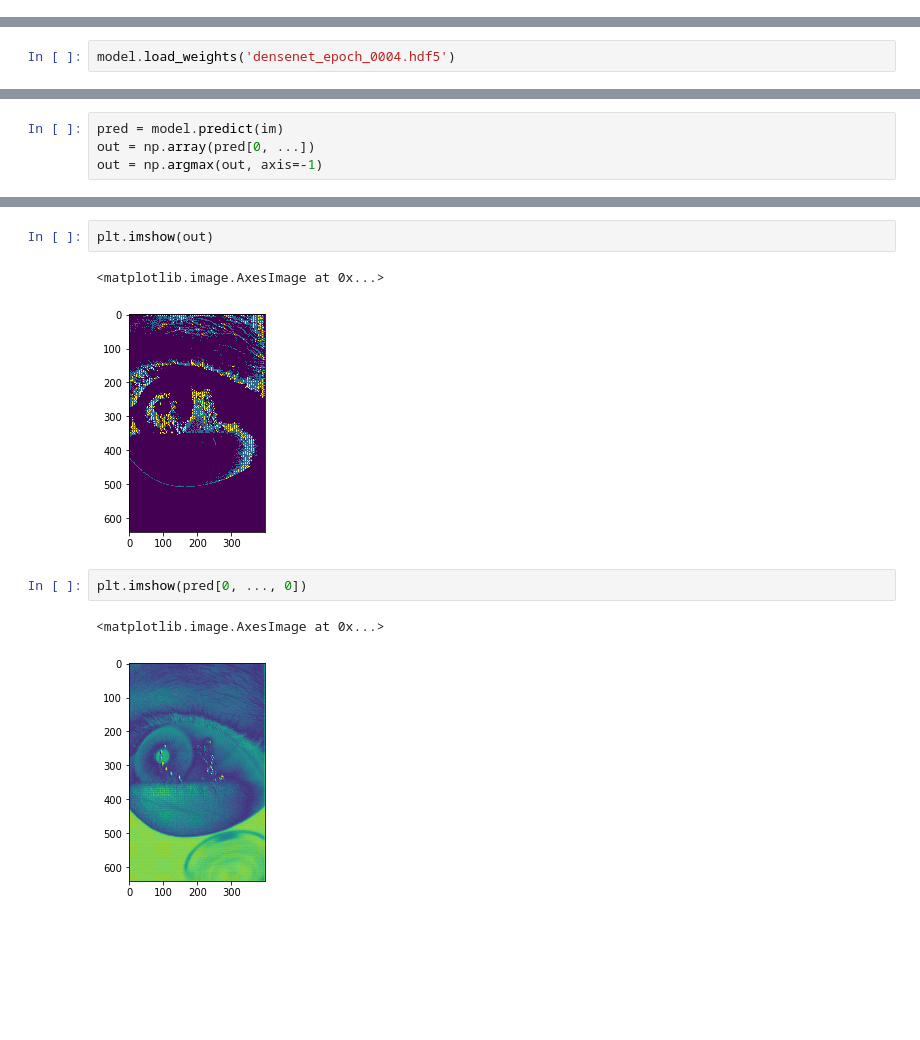
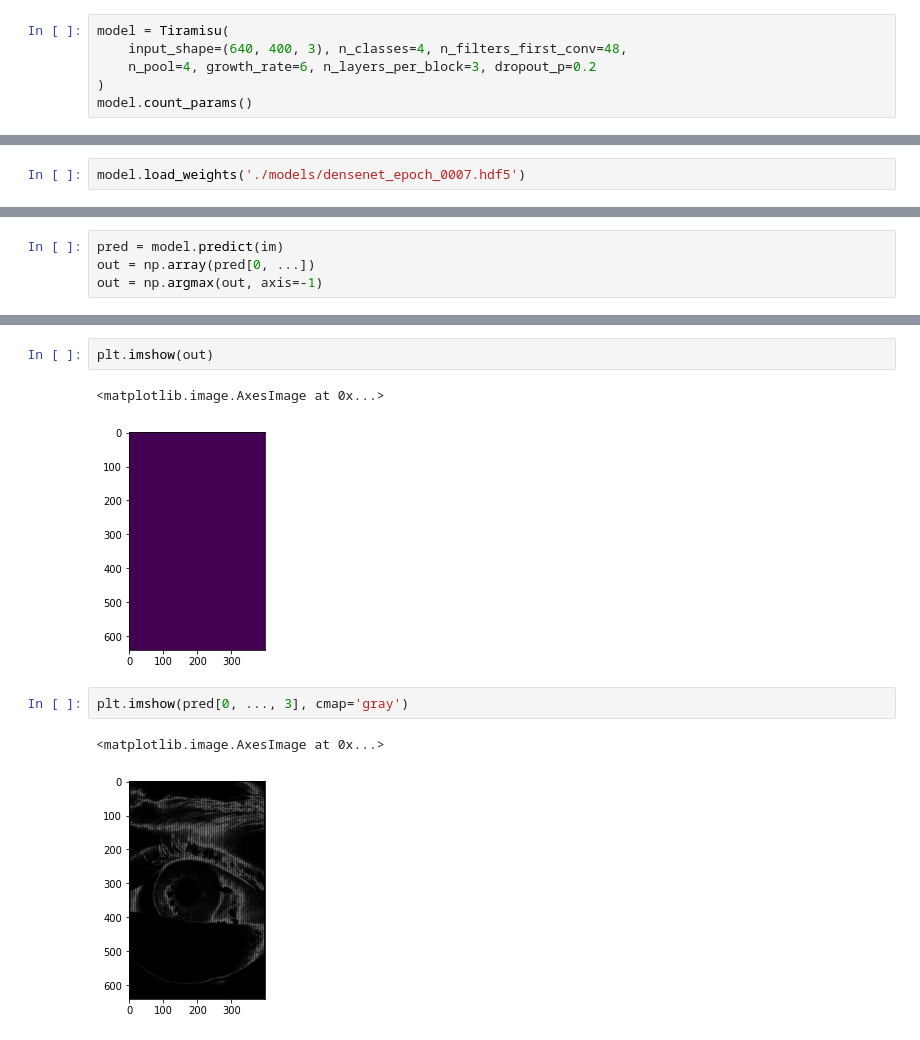
Before and after one commit to Choapinus/fc_keras, a Jupyter notebook: eval_model.ipynb, the cells around one changed output, grey strips where cells are left out. Saved outputs shown, nothing was run; the diff lists cells and outputs as text; blank space fills up the shorter version.

```diff
--- a/eval_model.ipynb
+++ b/eval_model.ipynb
@@ -38,0 +20,6 @@ WARNING:tensorflow:From /home/choppy/anaconda3/envs/densenet/lib/python3.6/site-
+# %%
+model = Tiramisu(
+    input_shape=(640, 400, 3), n_classes=4, n_filters_first_conv=48,
+    n_pool=4, growth_rate=6, n_layers_per_block=3, dropout_p=0.2
+)
+model.count_params()
@@ -39,5 +45,5 @@ WARNING:tensorflow:From /home/choppy/anaconda3/envs/densenet/lib/python3.6/site-
 # %%
-model.load_weights('densenet_epoch_0004.hdf5')
+model.load_weights('./models/densenet_epoch_0007.hdf5')
 # %%
 im, lb = testG[0]
 im.shape, lb.shape
@@ -55,9 +66,9 @@ np.unique(out, return_counts=True)
 plt.imshow(out)
 # %% [output]
 <matplotlib.image.AxesImage at 0x...>
-[figure, old version]
+[figure, new version]
 # %%
-plt.imshow(pred[0, ..., 0])
+plt.imshow(pred[0, ..., 3], cmap='gray')
 # %% [output]
 <matplotlib.image.AxesImage at 0x...>
-[figure, old version]
+[figure, new version]
```
Also changed, not shown: parts of 6 cells of this notebook, 2 other files.
